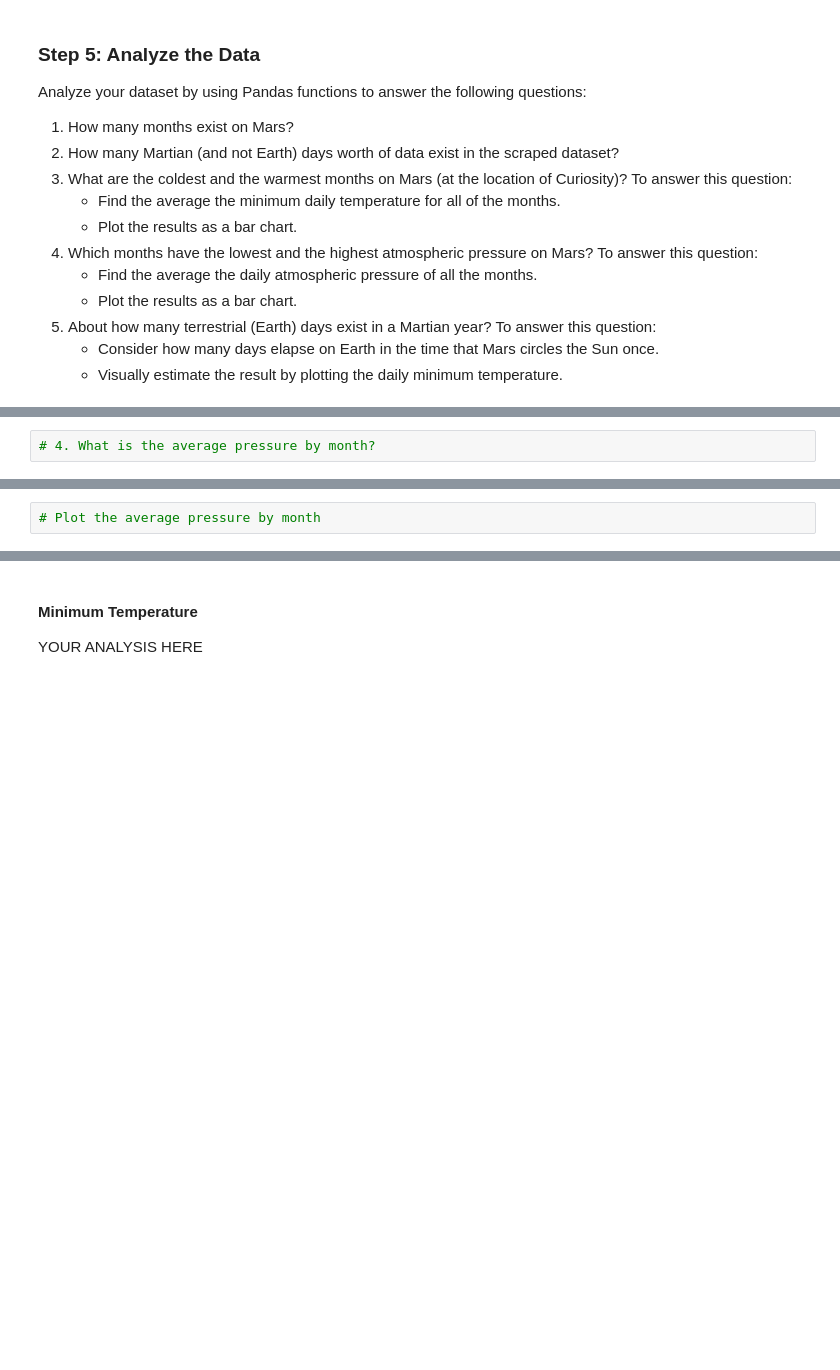
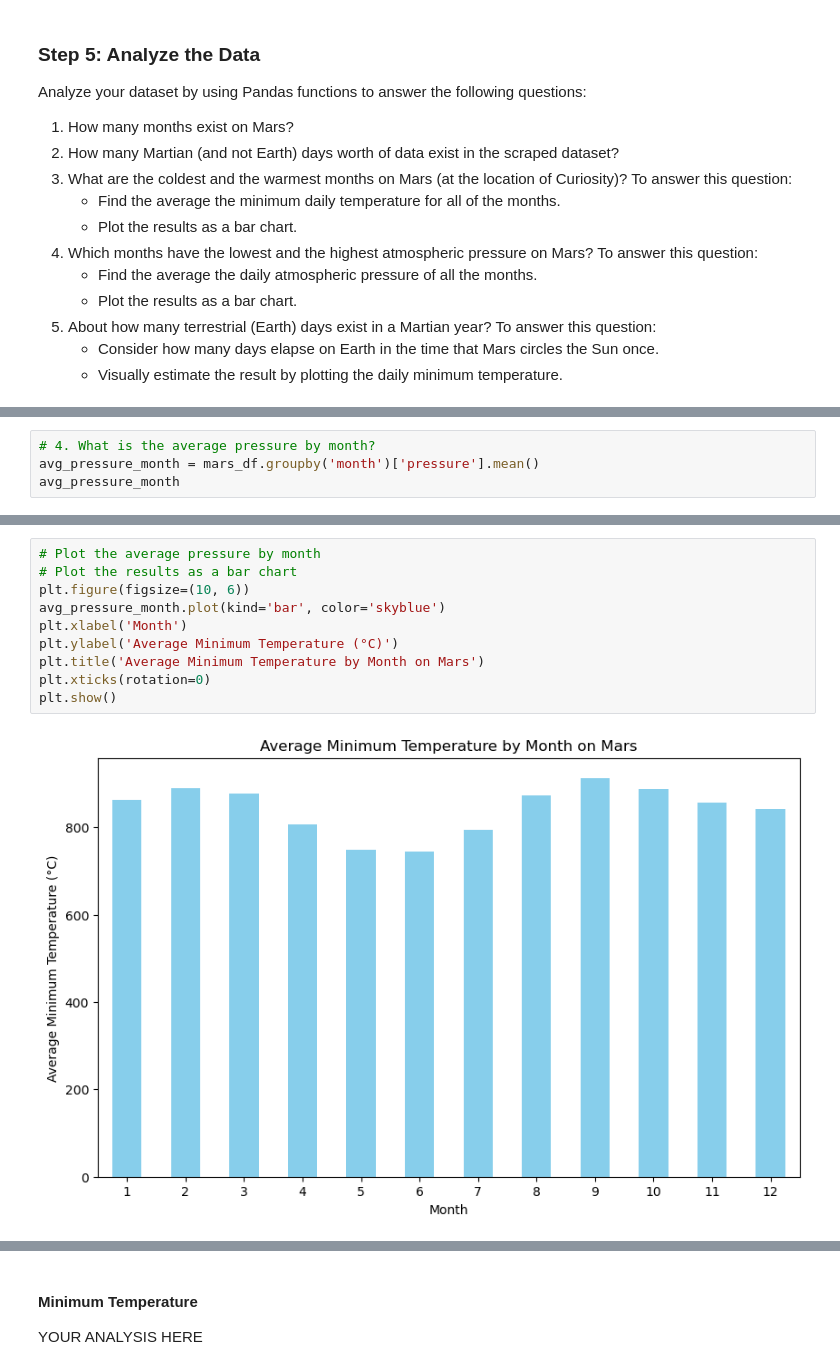
Before and after one commit to qstibbins/data-collection, a Jupyter notebook: part_2_mars_weather.ipynb, the cells around one changed output, grey strips where cells are left out. Saved outputs shown, nothing was run; the diff lists cells and outputs as text; blank space fills up the shorter version.

```diff
--- a/part_2_mars_weather.ipynb
+++ b/part_2_mars_weather.ipynb
@@ -188,2 +227,4 @@ Analyze your dataset by using Pandas functions to answer the following questions
 # %%
 # 4. What is the average pressure by month?
+avg_pressure_month = mars_df.groupby('month')['pressure'].mean()
+avg_pressure_month
@@ -190,4 +246,14 @@ Analyze your dataset by using Pandas functions to answer the following questions
-# %%
-# Plot the average pressure by month
+# %%
+# Plot the average pressure by month
+# Plot the results as a bar chart
+plt.figure(figsize=(10, 6))
+avg_pressure_month.plot(kind='bar', color='skyblue')
+plt.xlabel('Month')
+plt.ylabel('Average Minimum Temperature (°C)')
+plt.title('Average Minimum Temperature by Month on Mars')
+plt.xticks(rotation=0)
+plt.show()
+# %% [output]
+[figure, added]
 # %%
 # Identify the lowest and highest pressure months in Curiosity's location by sorting the previous graph
```
Also changed, not shown: parts of 11 cells of this notebook, 1 other file.
